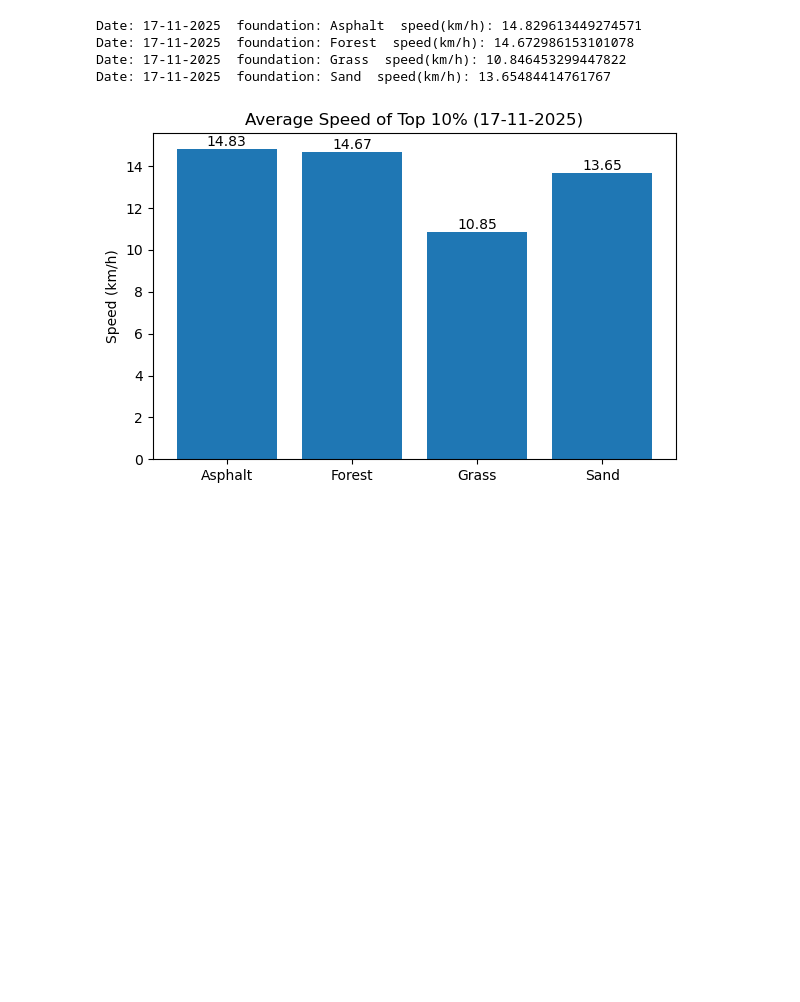
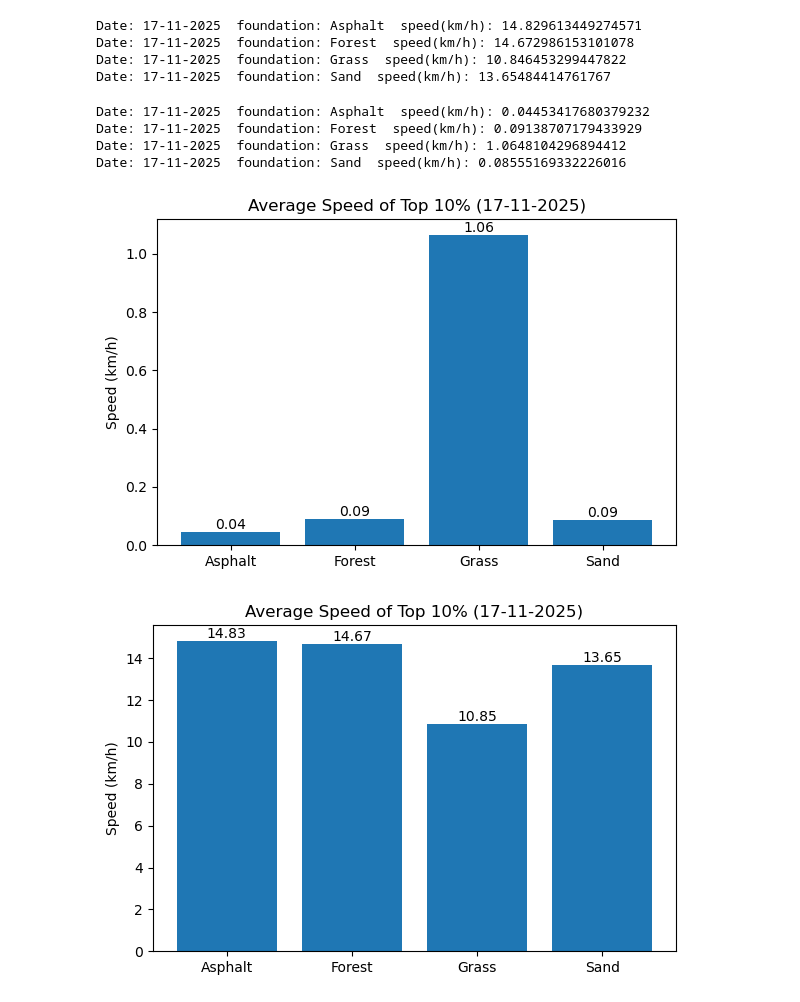
Before and after one commit to Fatemeh-aboulhassani/Movement-Analysis, a Jupyter notebook: notebooks/3. Analysis Foot HeartRate GPX.ipynb, the cells around one changed output. Saved outputs shown, nothing was run; the diff lists cells and outputs as text; code cells hidden in the pictures; blank space fills up the shorter version.

```diff
--- a/notebooks/3. Analysis Foot HeartRate GPX.ipynb
+++ b/notebooks/3. Analysis Foot HeartRate GPX.ipynb
@@ -116,6 +116,47 @@ Date: 17-11-2025  foundation: Asphalt  speed(km/h): 14.829613449274571
 Date: 17-11-2025  foundation: Forest  speed(km/h): 14.672986153101078
 Date: 17-11-2025  foundation: Grass  speed(km/h): 10.846453299447822
 Date: 17-11-2025  foundation: Sand  speed(km/h): 13.65484414761767
+# %%
+for i in name_17:
+    df = globals()[i].copy()
+    sorted_speeds = df["Speed (km/h)"].sort_values(ascending=True)  # مرتب‌سازی از کم به زیاد
+    bottom_10_percent = sorted_speeds.head(int(len(sorted_speeds) * 0.10))  # ۱۰٪ پایین‌تر
+    mean_bottom_10_percent = bottom_10_percent.mean()  # محاسبه میانگین
+    print(f"Date: {df['value'].iloc[2]}  foundation: {df['foundation'].iloc[0]}  speed(km/h): {mean_bottom_10_percent}")
+# %% [output]
+Date: 17-11-2025  foundation: Asphalt  speed(km/h): 0.04453417680379232
+Date: 17-11-2025  foundation: Forest  speed(km/h): 0.09138707179433929
+Date: 17-11-2025  foundation: Grass  speed(km/h): 1.0648104296894412
+Date: 17-11-2025  foundation: Sand  speed(km/h): 0.08555169332226016
+# %%
+import matplotlib.pyplot as plt
+
+# داده‌ها
+foundations = ["Asphalt", "Forest", "Grass", "Sand"]
+speed = [0.04453417680379232, 0.09138707179433929, 1.0648104296894412, 0.08555169332226016]
+
+# رسم نمودار
+plt.figure(figsize=(6,4))
+bars = plt.bar(foundations, speed)
+
+plt.ylabel("Speed (km/h)")
+plt.title("Average Speed of Top 10% (17-11-2025)")
+
+# نمایش عدد روی هر ستون
+for bar in bars:
+    height = bar.get_height()
+    plt.text(
+        bar.get_x() + bar.get_width()/2,
+        height,
+        f"{height:.2f}",
+        ha="center",
+        va="bottom"
+    )
+
+plt.tight_layout()
+plt.show()
+# %% [output]
+[figure, added]
 # %%
 import matplotlib.pyplot as plt
 
```
Also changed, not shown: parts of 7 cells of this notebook.
